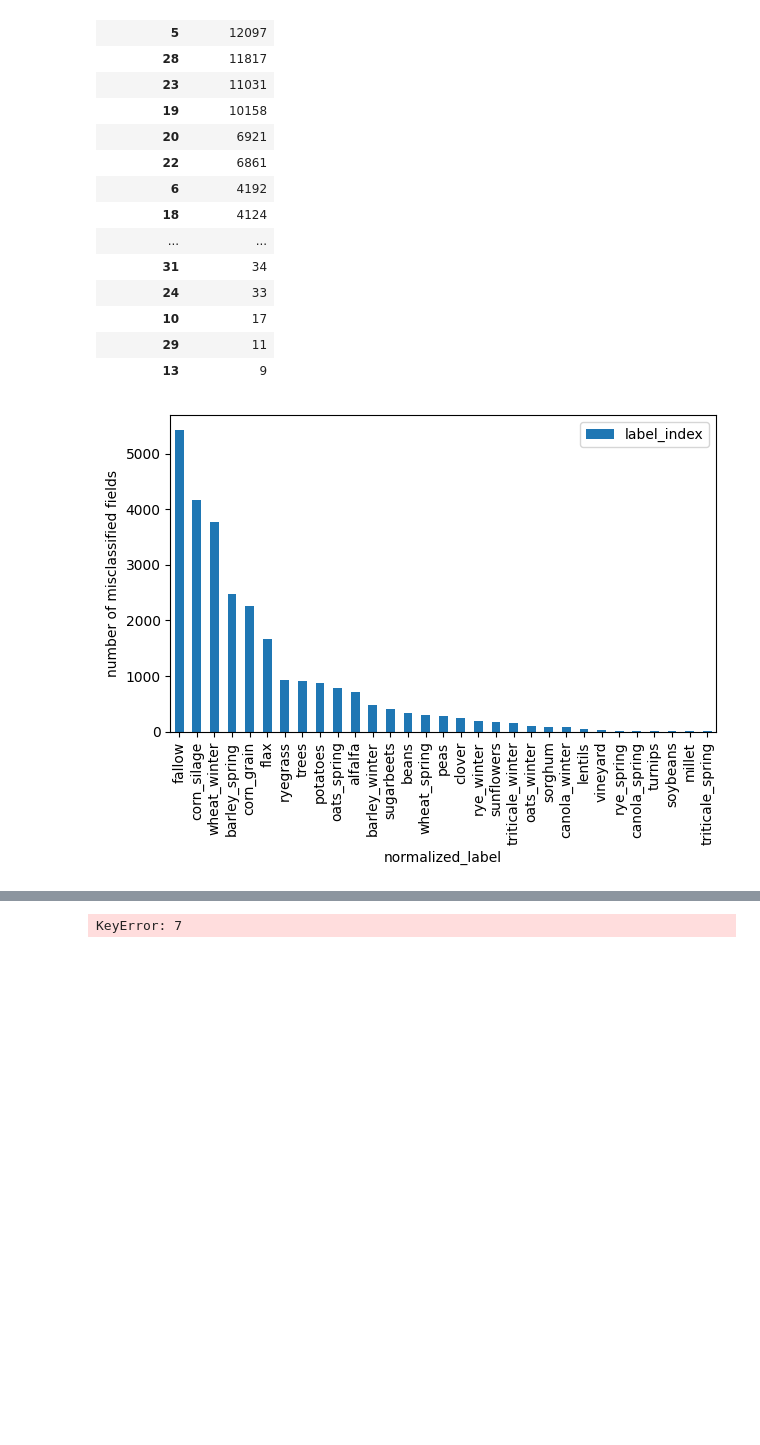
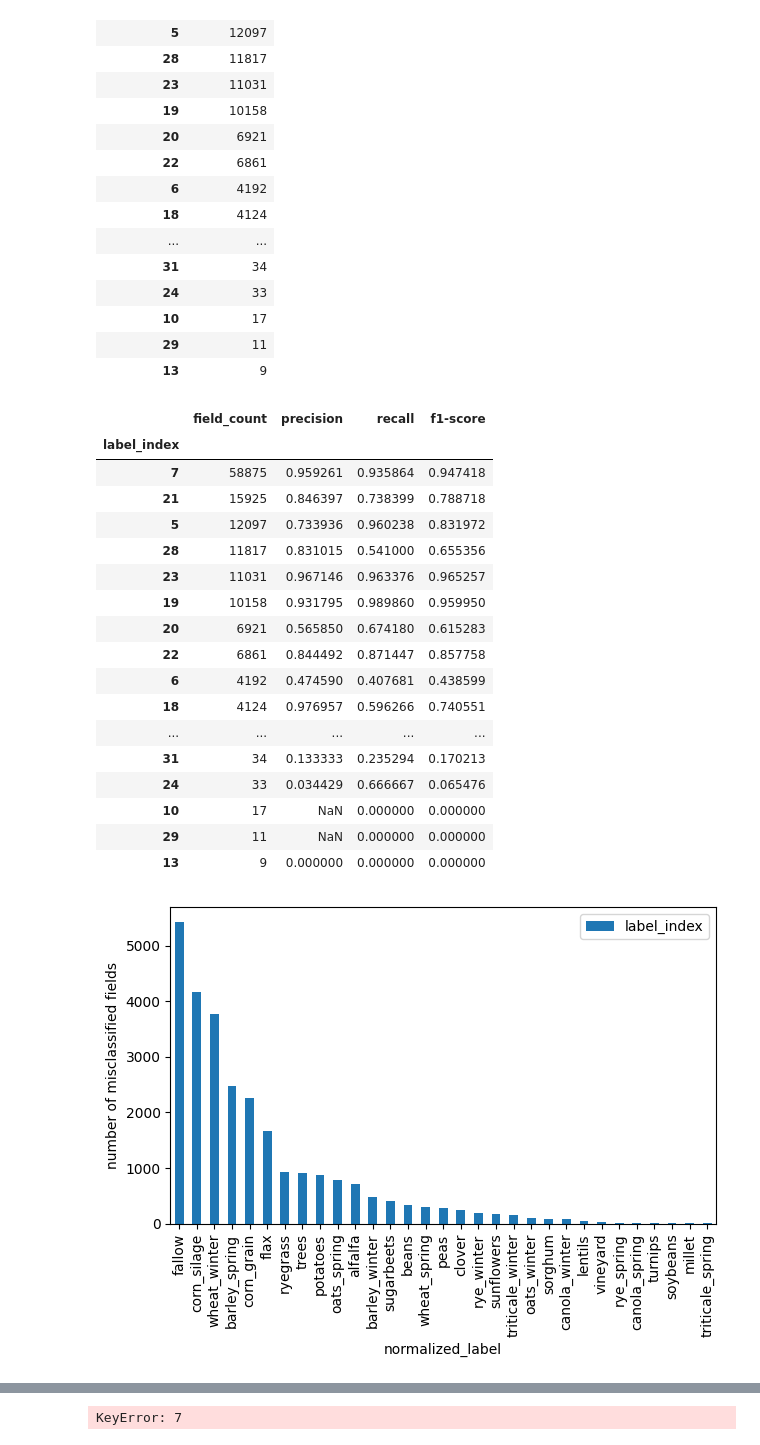
Before and after one commit to RSchueder/time-series-crop-model, a Jupyter notebook: src/labs/scratch.ipynb, the cells around one changed output, grey strips where cells are left out. Cells and saved outputs as stored; diff of their text form; code cells hidden in the pictures; blank space fills up the shorter version.

Commit message:
draft result is ready, tests implemented

```diff
--- a/src/labs/scratch.ipynb
+++ b/src/labs/scratch.ipynb
@@ -111,28 +111,32 @@ plt.tight_layout()
 field_count_by_label_crop = (
     main_result_df.groupby("label_index")
     .count()
-    .sort_values("field_index", ascending=False)[["field_index"]]
-    .rename(columns={"field_index": "field_count"})
+    .sort_values("field_id", ascending=False)[["field_id"]]
+    .rename(columns={"field_id": "field_count"})
 )
 
 field_count_by_predicted_crop = (
     main_result_df.groupby("predictions_clean")
     .count()
-    .sort_values("field_index", ascending=False)[["field_index"]]
-    .rename(columns={"field_index": "field_count"})
+    .sort_values("field_id", ascending=False)[["field_id"]]
+    .rename(columns={"field_id": "field_count"})
 )
 
 true_labels = list()
 for ll in range(len(LABELS_INDEX)):
     try:
-        true_labels.append(f"{LABELS_INDEX[ll]} (n={field_count_by_label_crop.loc[ll].values[0]})")
+        true_labels.append(
+            f"{LABELS_INDEX[ll]} (n={field_count_by_label_crop.loc[ll].values[0]})"
+        )
     except KeyError:
         true_labels.append(f"{LABELS_INDEX[ll]} (0)")
 
 pred_labels = list()
 for ll in range(len(LABELS_INDEX)):
     try:
-        pred_labels.append(f"{LABELS_INDEX[ll]} (n={field_count_by_predicted_crop.loc[ll].values[0]})")
+        pred_labels.append(
+            f"{LABELS_INDEX[ll]} (n={field_count_by_predicted_crop.loc[ll].values[0]})"
+        )
     except KeyError:
         pred_labels.append(f"{LABELS_INDEX[ll]} (0)")
 
@@ -151,33 +155,73 @@ plot = sns.heatmap(
     fmt=".2f",
     cbar=True,
     xticklabels=LABELS_INDEX,
     yticklabels=true_labels,
 )
 plt.xlabel("Pred")
 plt.ylabel("True")
 plt.tight_layout()
 
 cf = confusion_matrix(
     main_result_df["label_index"],
     main_result_df["predictions_clean"],
     labels=[ii for ii in range(len(LABELS_INDEX))],
     normalize="pred",
 )
 plt.figure(figsize=(20, 20))
 
 plot = sns.heatmap(
     cf,
     annot=True,
     cmap="Blues",
     fmt=".2f",
     cbar=True,
     xticklabels=pred_labels,
     yticklabels=LABELS_INDEX,
 )
 plt.xlabel("Pred")
 plt.ylabel("True")
 plt.tight_layout()
+
+precision, recall, _, _ = precision_recall_fscore_support(
+    main_result_df["label_index"],
+    main_result_df["predictions_clean"],
+    labels=[ii for ii in range(len(LABELS_INDEX))],
+    average=None,
+    zero_division=np.nan,
+)
+f1 = f1_score(
+    main_result_df["label_index"],
+    main_result_df["predictions_clean"],
+    labels=[ii for ii in range(len(LABELS_INDEX))],
+    average=None,
+    zero_division=np.nan,
+)
+
+metrics_df = pd.DataFrame(
+    {"precision": precision, "recall": recall, "f1-score": f1}
+)
+metrics_df.index.name = "label_index"
+metrics_df = field_count_by_label_crop.join(metrics_df)
+metrics_df
 # %% [output]
+|  | field_count | precision | recall | f1-score |
+| label_index |  |  |  |  |
+| 7 | 58875 | 0.959261 | 0.935864 | 0.947418 |
+| 21 | 15925 | 0.846397 | 0.738399 | 0.788718 |
+| 5 | 12097 | 0.733936 | 0.960238 | 0.831972 |
+| 28 | 11817 | 0.831015 | 0.541000 | 0.655356 |
+| 23 | 11031 | 0.967146 | 0.963376 | 0.965257 |
+| 19 | 10158 | 0.931795 | 0.989860 | 0.959950 |
+| 20 | 6921 | 0.565850 | 0.674180 | 0.615283 |
+| 22 | 6861 | 0.844492 | 0.871447 | 0.857758 |
+| 6 | 4192 | 0.474590 | 0.407681 | 0.438599 |
+| 18 | 4124 | 0.976957 | 0.596266 | 0.740551 |
+| ... | ... | ... | ... | ... |
+| 31 | 34 | 0.133333 | 0.235294 | 0.170213 |
+| 24 | 33 | 0.034429 | 0.666667 | 0.065476 |
+| 10 | 17 | NaN | 0.000000 | 0.000000 |
+| 29 | 11 | NaN | 0.000000 | 0.000000 |
+| 13 | 9 | 0.000000 | 0.000000 | 0.000000 |
 [figure]
 [figure]
 [figure]
```
Also changed, not shown: parts of 3 cells of this notebook, 7 other files.
